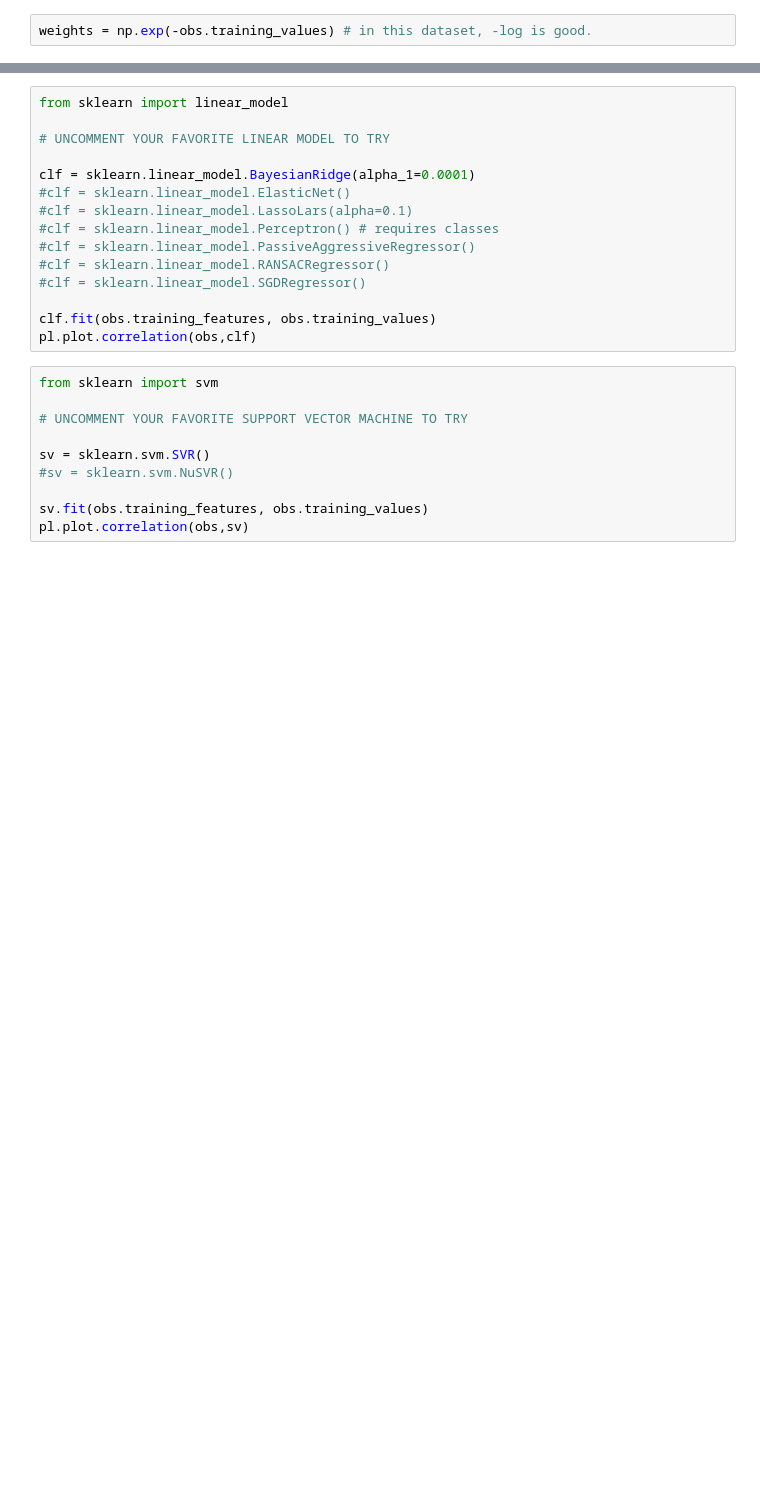
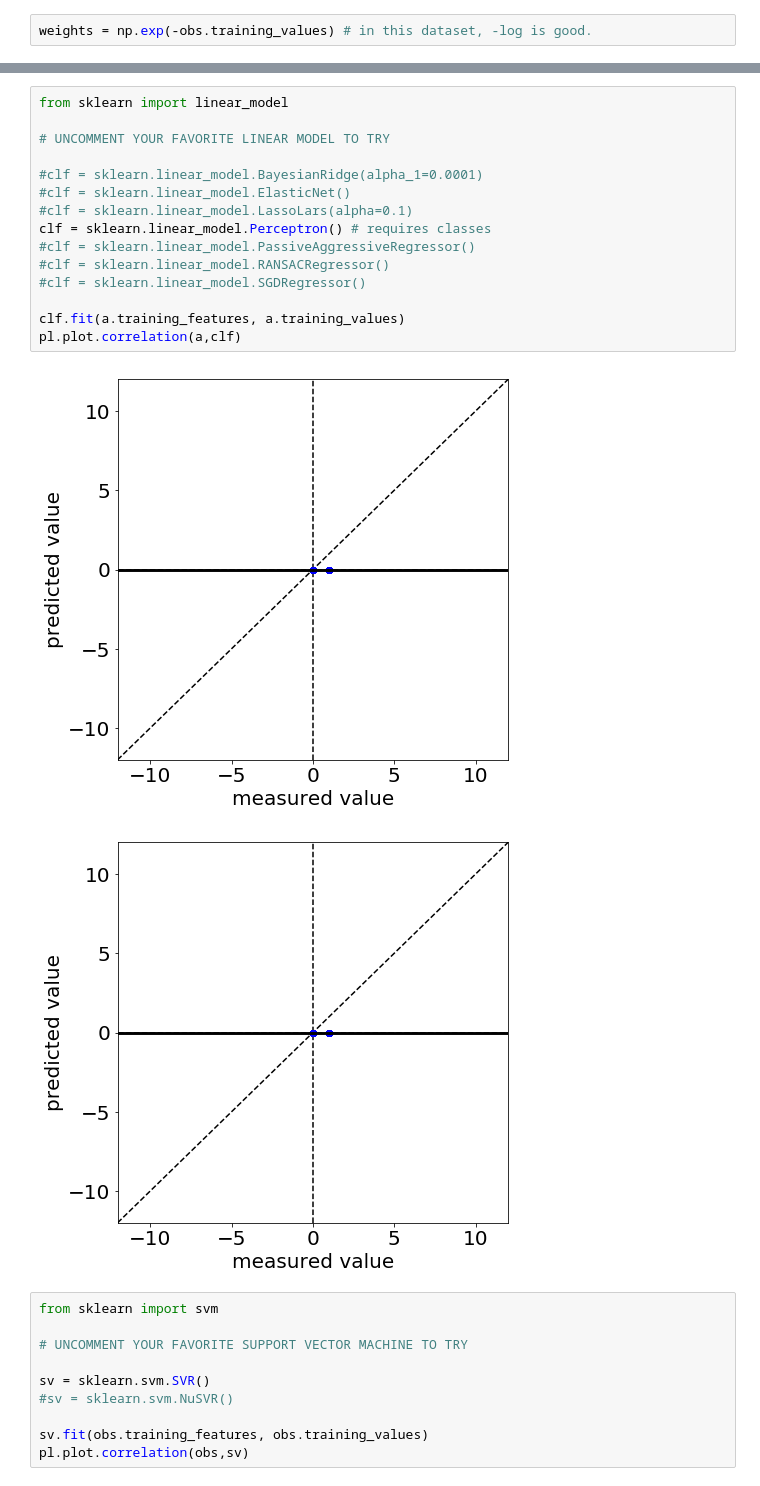
Before and after one commit to harmslab/hops, a Jupyter notebook: example/example.ipynb, the cells around one changed output, grey strips where cells are left out. Saved outputs shown, nothing was run; the diff lists cells and outputs as text; blank space fills up the shorter version.

```diff
--- a/example/example.ipynb
+++ b/example/example.ipynb
@@ -50,18 +89,21 @@ pl.plot.correlation(obs,tre)
 # %%
 from sklearn import linear_model
 
 # UNCOMMENT YOUR FAVORITE LINEAR MODEL TO TRY
 
-clf = sklearn.linear_model.BayesianRidge(alpha_1=0.0001)
+#clf = sklearn.linear_model.BayesianRidge(alpha_1=0.0001)
 #clf = sklearn.linear_model.ElasticNet()
 #clf = sklearn.linear_model.LassoLars(alpha=0.1)
-#clf = sklearn.linear_model.Perceptron() # requires classes
+clf = sklearn.linear_model.Perceptron() # requires classes
 #clf = sklearn.linear_model.PassiveAggressiveRegressor()
 #clf = sklearn.linear_model.RANSACRegressor()
 #clf = sklearn.linear_model.SGDRegressor()
 
-clf.fit(obs.training_features, obs.training_values)
-pl.plot.correlation(obs,clf)
+clf.fit(a.training_features, a.training_values)
+pl.plot.correlation(a,clf)
+# %% [output]
+[figure, added]
+[figure, added]
 # %%
 from sklearn import svm
 
```
Also changed, not shown: parts of 9 cells of this notebook, 3 other files.
